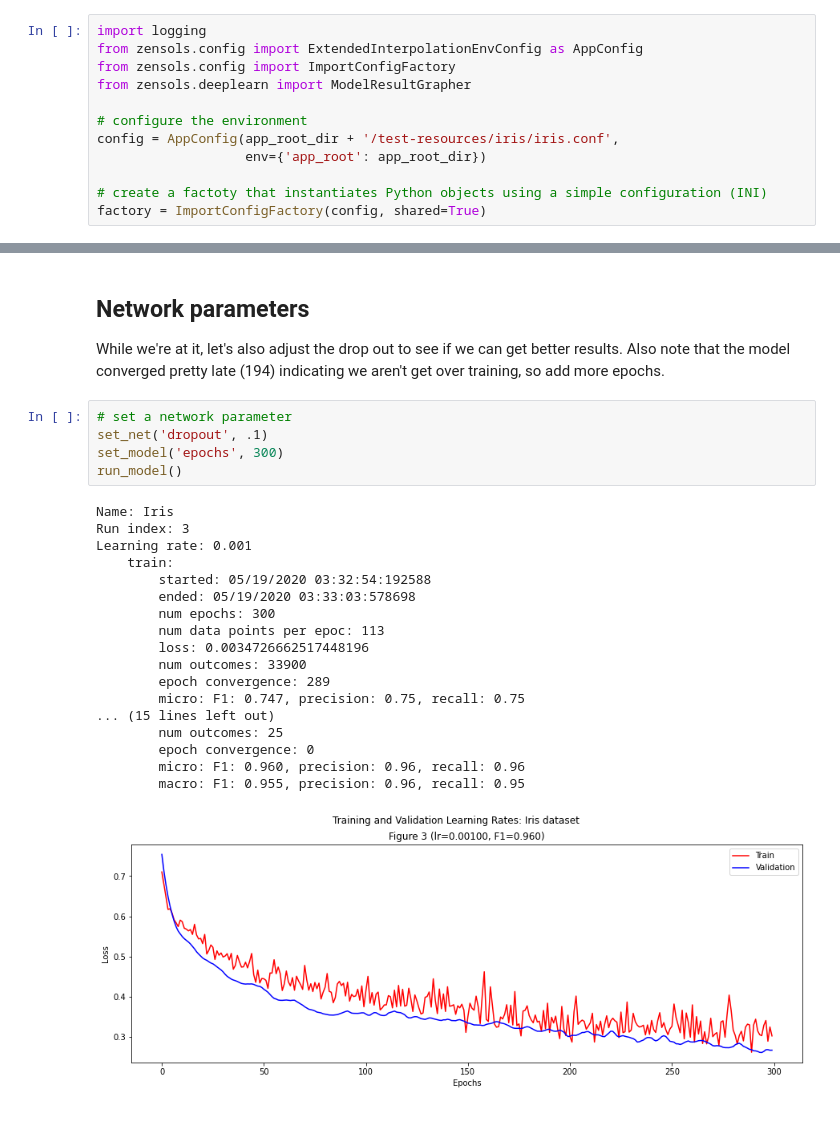
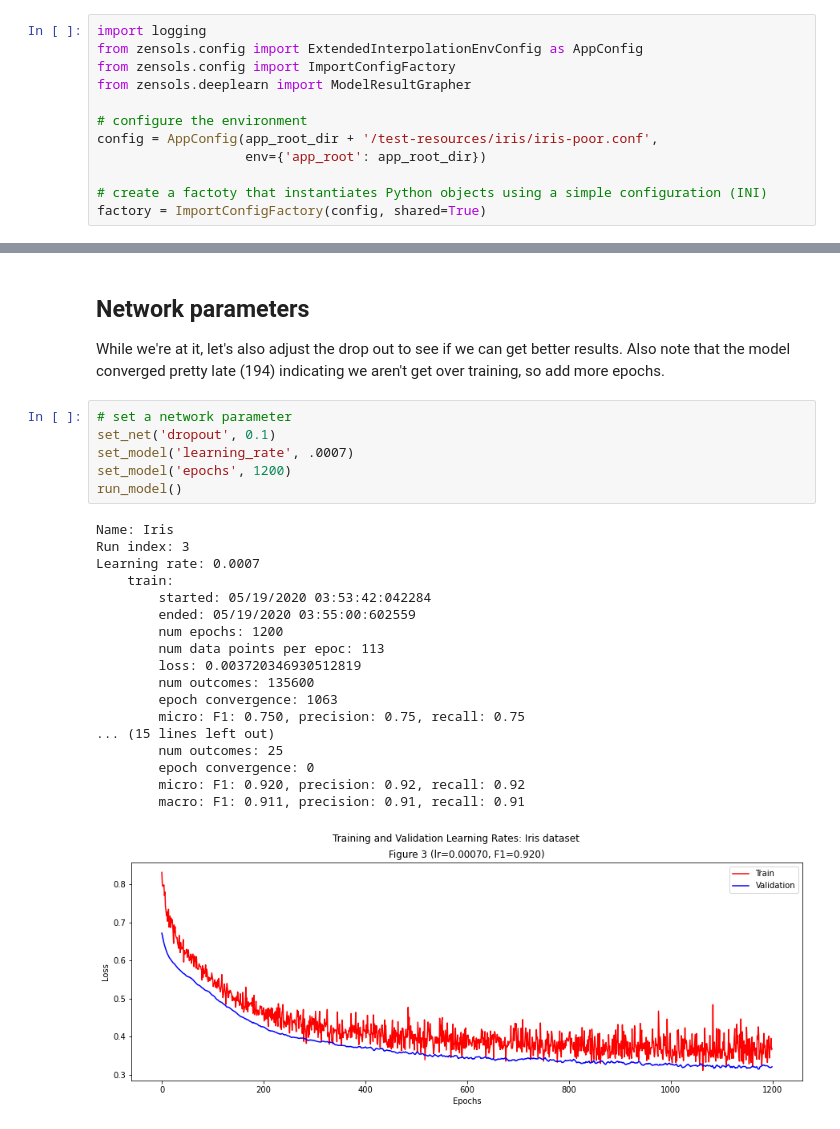
Before and after one commit to plandes/deeplearn, a Jupyter notebook: notebook/Iris.ipynb, the cells around one changed output, grey strips where cells are left out. Drawn from its saved outputs; the diff is of its cells as text.

```diff
--- a/notebook/Iris.ipynb
+++ b/notebook/Iris.ipynb
@@ -29,7 +29,7 @@ from zensols.config import ImportConfigFactory
 from zensols.deeplearn import ModelResultGrapher
 
 # configure the environment
-config = AppConfig(app_root_dir + '/test-resources/iris/iris.conf',
+config = AppConfig(app_root_dir + '/test-resources/iris/iris-poor.conf',
                    env={'app_root': app_root_dir})
 
 # create a factoty that instantiates Python objects using a simple configuration (INI)
@@ -173,25 +171,26 @@ Learning rate: 0.001
 While we're at it, let's also adjust the drop out to see if we can get better results.  Also note that the model converged pretty late (194) indicating we aren't get over training, so add more epochs.
 # %%
 # set a network parameter
-set_net('dropout', .1)
-set_model('epochs', 300)
+set_net('dropout', 0.1)
+set_model('learning_rate', .0007)
+set_model('epochs', 1200)
 run_model()
 # %% [output]
 Name: Iris
 Run index: 3
-Learning rate: 0.001
+Learning rate: 0.0007
     train:
-        started: 05/19/2020 03:32:54:192588
-        ended: 05/19/2020 03:33:03:578698
-        num epochs: 300
+        started: 05/19/2020 03:53:42:042284
+        ended: 05/19/2020 03:55:00:602559
+        num epochs: 1200
         num data points per epoc: 113
-        loss: 0.0034726662517448196
-        num outcomes: 33900
-        epoch convergence: 289
-        micro: F1: 0.747, precision: 0.75, recall: 0.75
+        loss: 0.003720346930512819
+        num outcomes: 135600
+        epoch convergence: 1063
+        micro: F1: 0.750, precision: 0.75, recall: 0.75
 ... (15 lines left out)
         num outcomes: 25
         epoch convergence: 0
-        micro: F1: 0.960, precision: 0.96, recall: 0.96
-        macro: F1: 0.955, precision: 0.96, recall: 0.95
+        micro: F1: 0.920, precision: 0.92, recall: 0.92
+        macro: F1: 0.911, precision: 0.91, recall: 0.91
-[figure, old version]
+[figure, new version]
```
Also changed, not shown: parts of 4 cells of this notebook, 1 other file.
